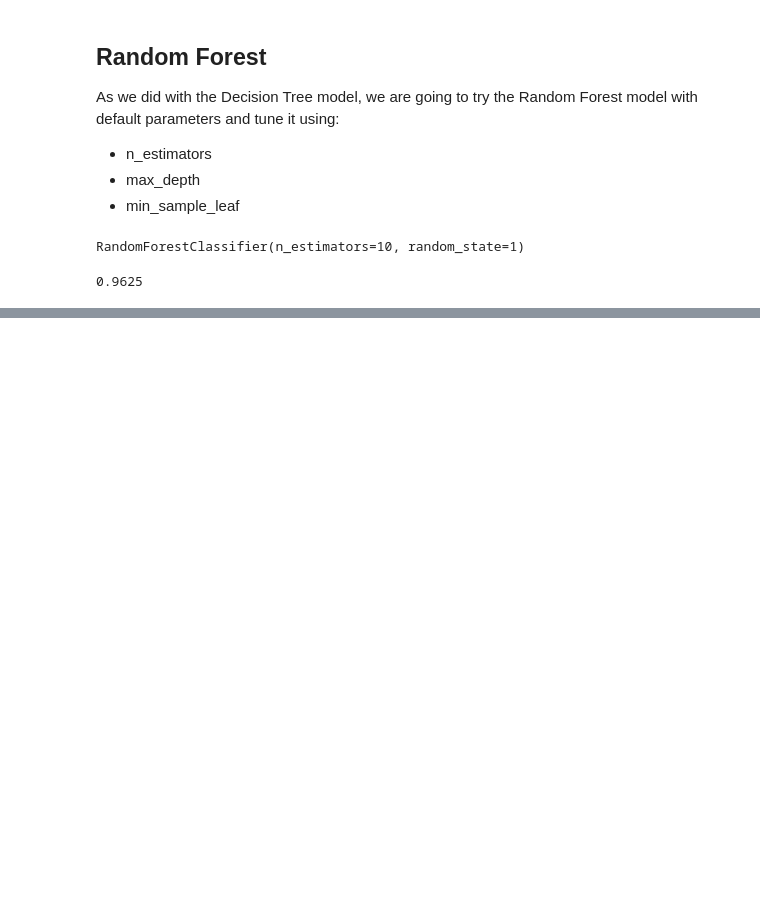
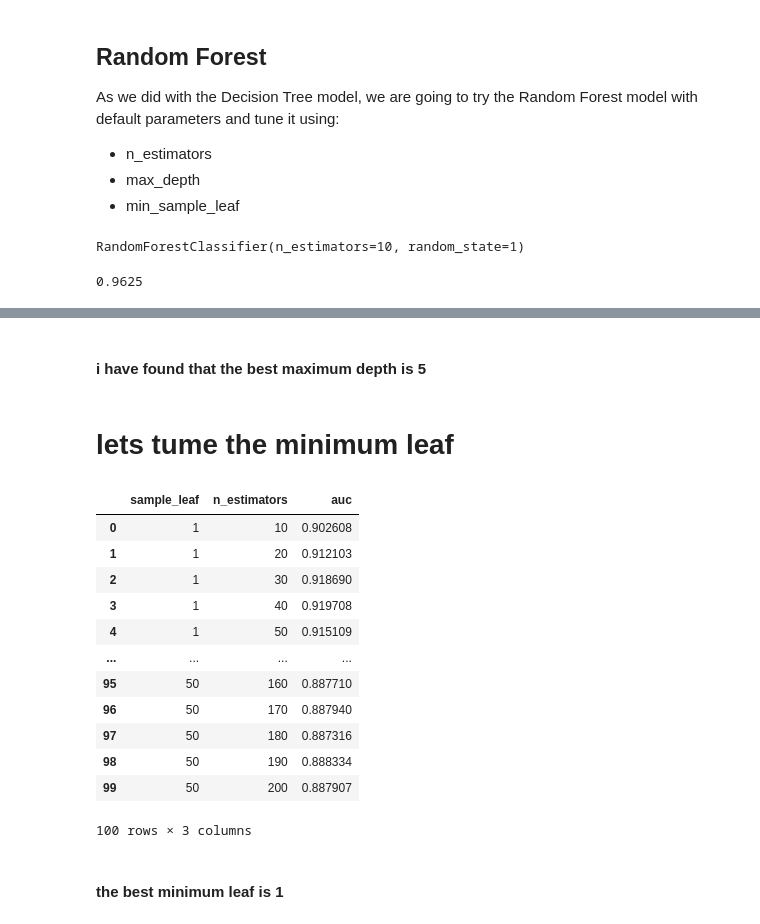
Before and after one commit to bonie99/Customer-Churn, a Jupyter notebook: Customer EDA.ipynb, the cells around one changed output, grey strips where cells are left out. Saved outputs shown, nothing was run; the diff lists cells and outputs as text; code cells hidden in the pictures; blank space fills up the shorter version.

```diff
--- a/Customer EDA.ipynb
+++ b/Customer EDA.ipynb
@@ -810,0 +878,34 @@ accuracy_score(y_test, y_pred)
+# %% [markdown]
+####  i have found that the best maximum depth is 5
+# %% [markdown]
+# lets tume the minimum leaf
+# %%
+scores = []
+
+for s in [1, 5, 10, 20, 50]:
+    for e in range(10, 201, 10):
+        rf = RandomForestClassifier(n_estimators=e, random_state=1, max_depth=5, min_samples_leaf=s)
+        rf.fit(X_train, y_train)
+
+        y_pred = rf.predict_proba(X_test)[:,1]
+        auc = roc_auc_score(y_test, y_pred)
+        scores.append((s, e, auc))
+
+df_scores = pd.DataFrame(scores, columns=['sample_leaf', 'n_estimators', 'auc'])
+df_scores
+# %% [output]
+|  | sample_leaf | n_estimators | auc |
+| 0 | 1 | 10 | 0.902608 |
+| 1 | 1 | 20 | 0.912103 |
+| 2 | 1 | 30 | 0.918690 |
+| 3 | 1 | 40 | 0.919708 |
+| 4 | 1 | 50 | 0.915109 |
+| ... | ... | ... | ... |
+| 95 | 50 | 160 | 0.887710 |
+| 96 | 50 | 170 | 0.887940 |
+| 97 | 50 | 180 | 0.887316 |
+| 98 | 50 | 190 | 0.888334 |
+| 99 | 50 | 200 | 0.887907 |
+100 rows × 3 columns
+# %% [markdown]
+#### the best minimum leaf is 1
```
Also changed, not shown: parts of 17 cells of this notebook.
